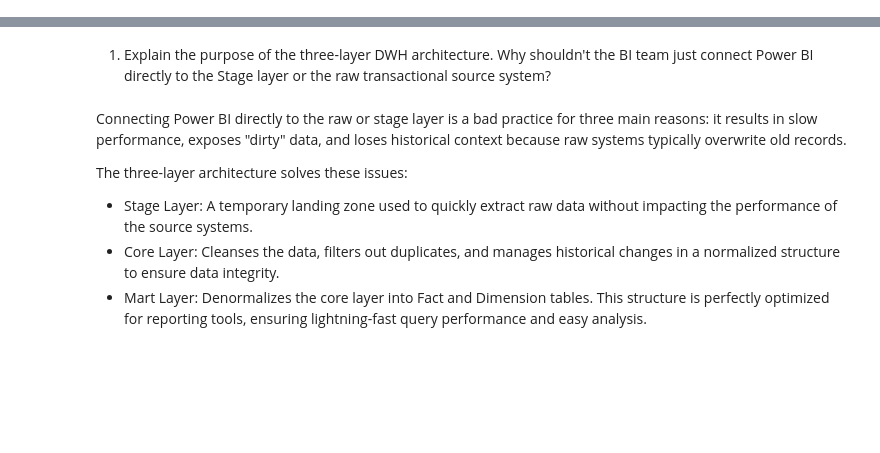
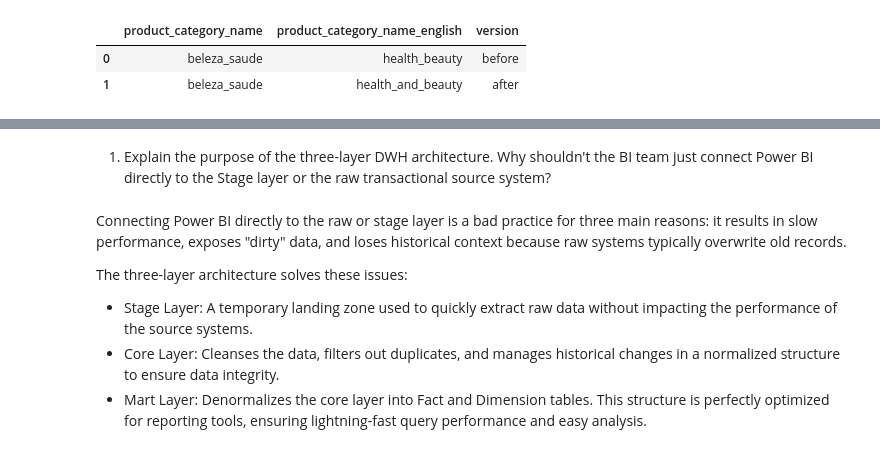
Before and after one commit to xChoina/InnowiseEnterpriseProjectSimulation, a Jupyter notebook: stage2/stage2.ipynb, the cells around one changed output, grey strips where cells are left out. Cells and saved outputs as stored; diff of their text form; code cells hidden in the pictures; blank space fills up the shorter version.

```diff
--- a/stage2/stage2.ipynb
+++ b/stage2/stage2.ipynb
@@ -32,7 +32,7 @@ pd.set_option('display.max_columns', None)
 # %%
 items = pd.read_csv('olist_order_items_dataset.csv')
 orders = pd.read_csv('olist_orders_dataset.csv')
-customers = pd.read_csv('olist_customers_dataset.csv')
+customers = pd.read_csv('olist_customers_dataset.csv', dtype={'customer_zip_code_prefix':'string'})
 products = pd.read_csv('olist_products_dataset.csv')
 translations = pd.read_csv('product_category_name_translation.csv')
 df = (items.merge(orders, on='order_id', how='left')
@@ -56,38 +56,82 @@ display(df.head(10))
 # %%
 df['order_purchase_timestamp'] = pd.to_datetime(df['order_purchase_timestamp'])
 df = df.sort_values('order_purchase_timestamp').reset_index(drop=True)
-split_index = int(len(df)* 0.90)
+split_index = int(len(df) * 0.90)
 
 df_initial = df.iloc[:split_index].copy()
 df_delta = df.iloc[split_index:].copy()
 
-scd1_case = df_initial.drop_duplicates(subset=['order_id']).head(10).copy()
-scd1_case['order_status'] = np.where(
-    scd1_case['order_status'].eq('delivered'),
-    'shipped',
-    'delivered'
-)
-latest_initial_state = (df_initial.sort_values('order_purchase_timestamp').drop_duplicates(
-    subset=['customer_unique_id'],
-    keep='last'
-).set_index('customer_unique_id')['customer_state']
+
+scd1_changes = {
+    'health_beauty': 'health_and_beauty',
+    'bed_bath_table': 'bed_bath_and_table',
+    'home_confort': 'home_comfort'
+}
+
+initial_categories = set(df_initial['product_category_name_english'].dropna().unique())
+delta_categories = set(df_delta['product_category_name_english'].dropna().unique())
+
+available_scd1 = [
+    old_name
+    for old_name in scd1_changes
+    if old_name in initial_categories
+    and old_name in delta_categories
+]
+
+old_name = available_scd1[0]
+new_name = scd1_changes[old_name]
+
+scd1_before = (df_delta.loc[df_delta['product_category_name_english'].eq(old_name),['product_category_name', 'product_category_name_english']].drop_duplicates().head(1).copy())
+
+df_delta.loc[df_delta['product_category_name_english'].eq(old_name),'product_category_name_english'] = new_name
+scd1_after = scd1_before.copy()
+scd1_after['product_category_name_english'] = new_name
+
+
+latest_initial_state = (
+    df_initial
+    .sort_values('order_purchase_timestamp')
+    .drop_duplicates(
+        subset=['customer_unique_id'],
+        keep='last'
+    )
+    .set_index('customer_unique_id')['customer_state']
 )
 
-delta_initial_state = (df_delta['customer_unique_id'].map(latest_initial_state))
-scd2_customers = (df_delta.loc[delta_initial_state.notna() & delta_initial_state.ne('RJ') &  df_delta['customer_state'].ne('RJ'),'customer_unique_id'].drop_duplicates().head(10))
+delta_initial_state = df_delta['customer_unique_id'].map(latest_initial_state)
+
+scd2_customers = (
+    df_delta.loc[
+        delta_initial_state.notna()
+        & delta_initial_state.ne('RJ')
+        & df_delta['customer_state'].ne('RJ'),
+        'customer_unique_id'
+    ]
+    .drop_duplicates()
+    .head(10)
+)
 
 scd2_mask = df_delta['customer_unique_id'].isin(scd2_customers)
-df_delta.loc[scd2_mask,'customer_state'] = 'RJ'
-df_delta.loc[scd2_mask,'customer_city'] = 'rio de janeiro'
-df_delta.loc[scd2_mask,'customer_zip_code_prefix'] = 20000
+
+df_delta.loc[scd2_mask, 'customer_state'] = 'RJ'
+df_delta.loc[scd2_mask, 'customer_city'] = 'rio de janeiro'
+df_delta.loc[scd2_mask, 'customer_zip_code_prefix'] = '20000'
 
 
 
 duplicates = df_initial.tail(10).copy()
 
-df_delta_final = pd.concat([df_delta,scd1_case,duplicates], ignore_index=True)
+df_delta_final = pd.concat(
+    [df_delta, duplicates],
+    ignore_index=True
+)
+
 
 df_initial.to_csv('initial_load.csv', index=False)
 df_delta_final.to_csv('delta_load.csv', index=False)
+# %% [output]
+|  | product_category_name | product_category_name_english | version |
+| 0 | beleza_saude | health_beauty | before |
+| 1 | beleza_saude | health_and_beauty | after |
 # %%
 display(df.columns)
```
Also changed, not shown: parts of 2 cells of this notebook.
